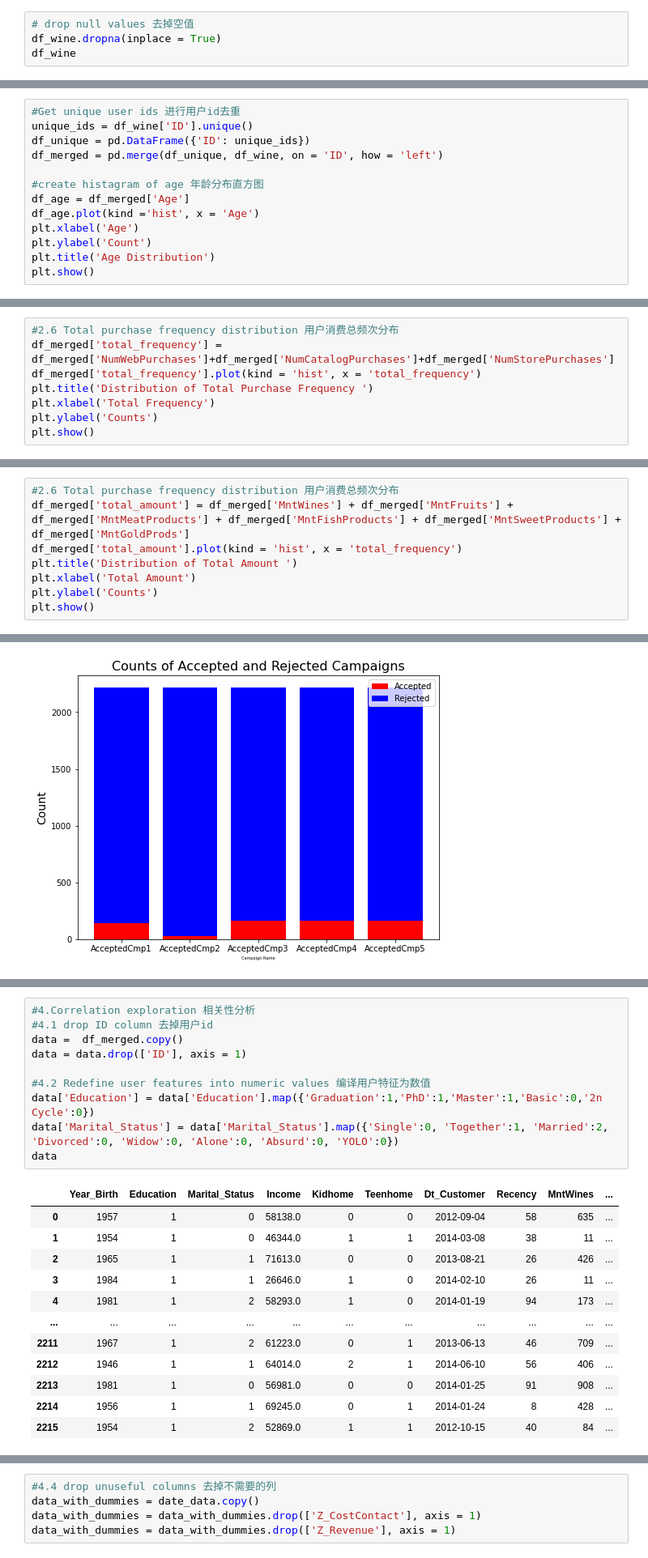
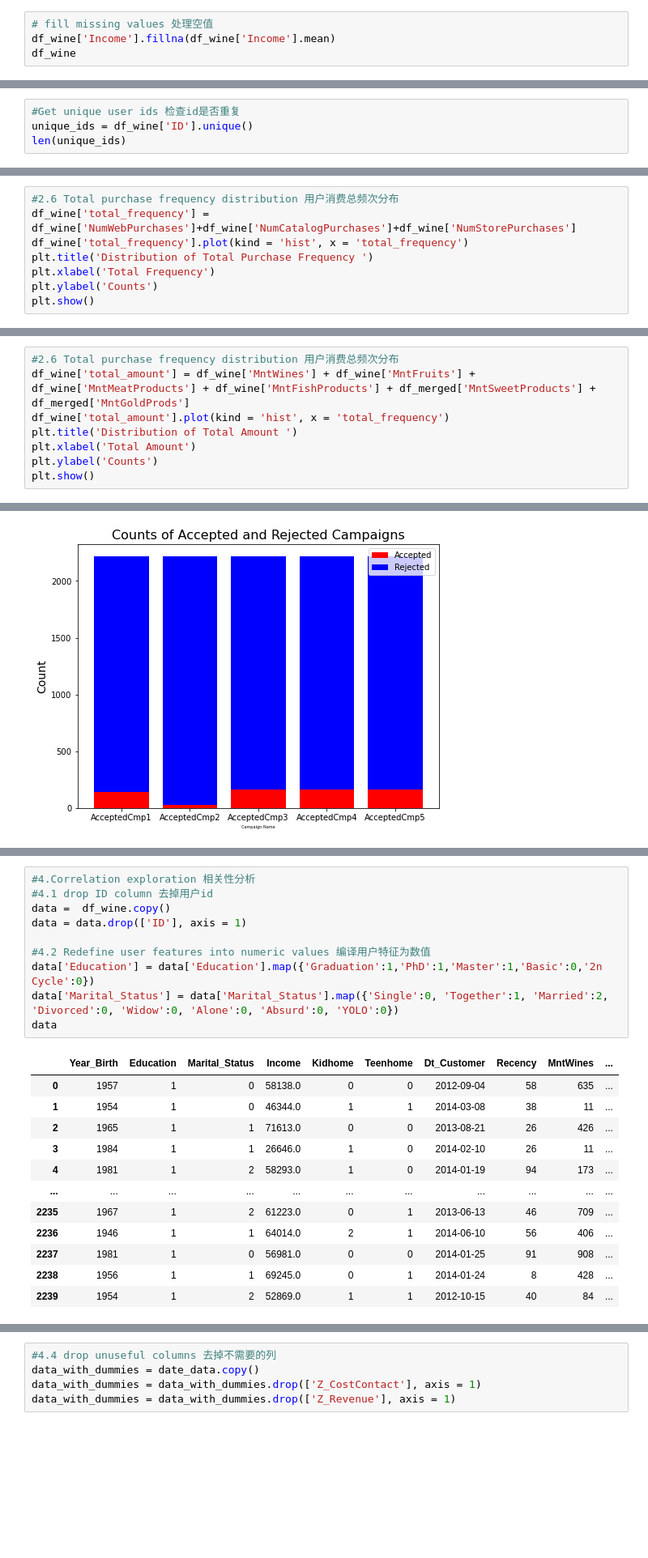
Before and after one commit to Caitlino88/data-analysis-portfolio, a Jupyter notebook: Marketing Campaign Analysis of Wine Business.ipynb, the cells around one changed output, grey strips where cells are left out. Shown at 81% size. Cells and saved outputs as stored; diff of their text form; blank space fills up the shorter version.

```diff
--- a/Marketing Campaign Analysis of Wine Business.ipynb
+++ b/Marketing Campaign Analysis of Wine Business.ipynb
@@ -69,8 +69,8 @@ column'Z_Revenue':0 null values
 
 column'Response':0 null values
 # %%
-# drop null values 去掉空值
-df_wine.dropna(inplace = True)
+# fill missing values 处理空值
+df_wine['Income'].fillna(df_wine['Income'].mean)
 df_wine
 # %% [output]
 |  | ID | Year_Birth | Education | Marital_Status | Income | Kidhome | Teenhome | Dt_Customer | Recency | ... |
@@ -115,14 +115,5 @@ Name: Age, Length: 2216, dtype: int64
 # %%
-#Get unique user ids 进行用户id去重
+#Get unique user ids 检查id是否重复
 unique_ids = df_wine['ID'].unique()
-df_unique = pd.DataFrame({'ID': unique_ids})
-df_merged = pd.merge(df_unique, df_wine, on = 'ID', how = 'left')
-
-#create histagram of age 年龄分布直方图
-df_age = df_merged['Age']
-df_age.plot(kind ='hist', x = 'Age')
-plt.xlabel('Age')
-plt.ylabel('Count')
-plt.title('Age Distribution')
-plt.show()
+len(unique_ids)
 # %% [output]
@@ -178,8 +179,8 @@ plt.show()
 [figure]
 # %%
 #2.6 Total purchase frequency distribution 用户消费总频次分布
-df_merged['total_frequency'] = df_merged['NumWebPurchases']+df_merged['NumCatalogPurchases']+df_merged['NumStorePurchases']
-df_merged['total_frequency'].plot(kind = 'hist', x = 'total_frequency')
+df_wine['total_frequency'] = df_wine['NumWebPurchases']+df_wine['NumCatalogPurchases']+df_wine['NumStorePurchases']
+df_wine['total_frequency'].plot(kind = 'hist', x = 'total_frequency')
 plt.title('Distribution of Total Purchase Frequency ')
 plt.xlabel('Total Frequency')
 plt.ylabel('Counts')
@@ -189,7 +190,7 @@ plt.show()
 # %%
 #2.6 Total purchase frequency distribution 用户消费总频次分布
-df_merged['total_amount'] = df_merged['MntWines'] + df_merged['MntFruits'] + df_merged['MntMeatProducts'] + df_merged['MntFishProducts'] + df_merged['MntSweetProducts'] + df_merged['MntGoldProds']
-df_merged['total_amount'].plot(kind = 'hist', x = 'total_frequency')
+df_wine['total_amount'] = df_wine['MntWines'] + df_wine['MntFruits'] + df_wine['MntMeatProducts'] + df_wine['MntFishProducts'] + df_merged['MntSweetProducts'] + df_merged['MntGoldProds']
+df_wine['total_amount'].plot(kind = 'hist', x = 'total_frequency')
 plt.title('Distribution of Total Amount ')
 plt.xlabel('Total Amount')
 plt.ylabel('Counts')
@@ -290,23 +291,23 @@ dtype: int64
 # %%
 #4.Correlation exploration 相关性分析
 #4.1 drop ID column 去掉用户id
-data =  df_merged.copy()
+data =  df_wine.copy()
 data = data.drop(['ID'], axis = 1)
 
 #4.2 Redefine user features into numeric values 编译用户特征为数值
 data['Education'] = data['Education'].map({'Graduation':1,'PhD':1,'Master':1,'Basic':0,'2n Cycle':0})
 data['Marital_Status'] = data['Marital_Status'].map({'Single':0, 'Together':1, 'Married':2, 'Divorced':0, 'Widow':0, 'Alone':0, 'Absurd':0, 'YOLO':0})
 data
 # %% [output]
 |  | Year_Birth | Education | Marital_Status | Income | Kidhome | Teenhome | Dt_Customer | Recency | MntWines | ... |
 | 0 | 1957 | 1 | 0 | 58138.0 | 0 | 0 | 2012-09-04 | 58 | 635 | ... |
 | 1 | 1954 | 1 | 0 | 46344.0 | 1 | 1 | 2014-03-08 | 38 | 11 | ... |
 | 2 | 1965 | 1 | 1 | 71613.0 | 0 | 0 | 2013-08-21 | 26 | 426 | ... |
 | 3 | 1984 | 1 | 1 | 26646.0 | 1 | 0 | 2014-02-10 | 26 | 11 | ... |
 | 4 | 1981 | 1 | 2 | 58293.0 | 1 | 0 | 2014-01-19 | 94 | 173 | ... |
 | ... | ... | ... | ... | ... | ... | ... | ... | ... | ... | ... |
-| 2211 | 1967 | 1 | 2 | 61223.0 | 0 | 1 | 2013-06-13 | 46 | 709 | ... |
-| 2212 | 1946 | 1 | 1 | 64014.0 | 2 | 1 | 2014-06-10 | 56 | 406 | ... |
-| 2213 | 1981 | 1 | 0 | 56981.0 | 0 | 0 | 2014-01-25 | 91 | 908 | ... |
-| 2214 | 1956 | 1 | 1 | 69245.0 | 0 | 1 | 2014-01-24 | 8 | 428 | ... |
-| 2215 | 1954 | 1 | 2 | 52869.0 | 1 | 1 | 2012-10-15 | 40 | 84 | ... |
+| 2235 | 1967 | 1 | 2 | 61223.0 | 0 | 1 | 2013-06-13 | 46 | 709 | ... |
+| 2236 | 1946 | 1 | 1 | 64014.0 | 2 | 1 | 2014-06-10 | 56 | 406 | ... |
+| 2237 | 1981 | 1 | 0 | 56981.0 | 0 | 0 | 2014-01-25 | 91 | 908 | ... |
+| 2238 | 1956 | 1 | 1 | 69245.0 | 0 | 1 | 2014-01-24 | 8 | 428 | ... |
+| 2239 | 1954 | 1 | 2 | 52869.0 | 1 | 1 | 2012-10-15 | 40 | 84 | ... |
```
Also changed, not shown: parts of 22 cells of this notebook.
